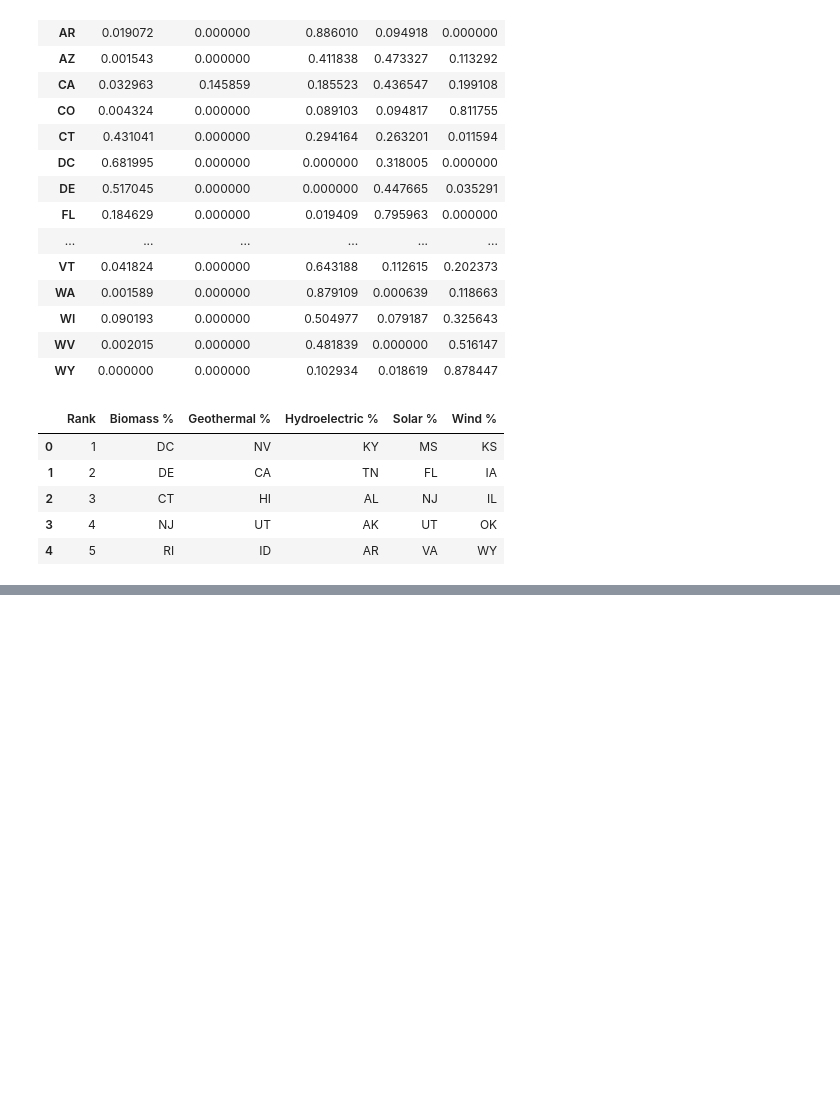
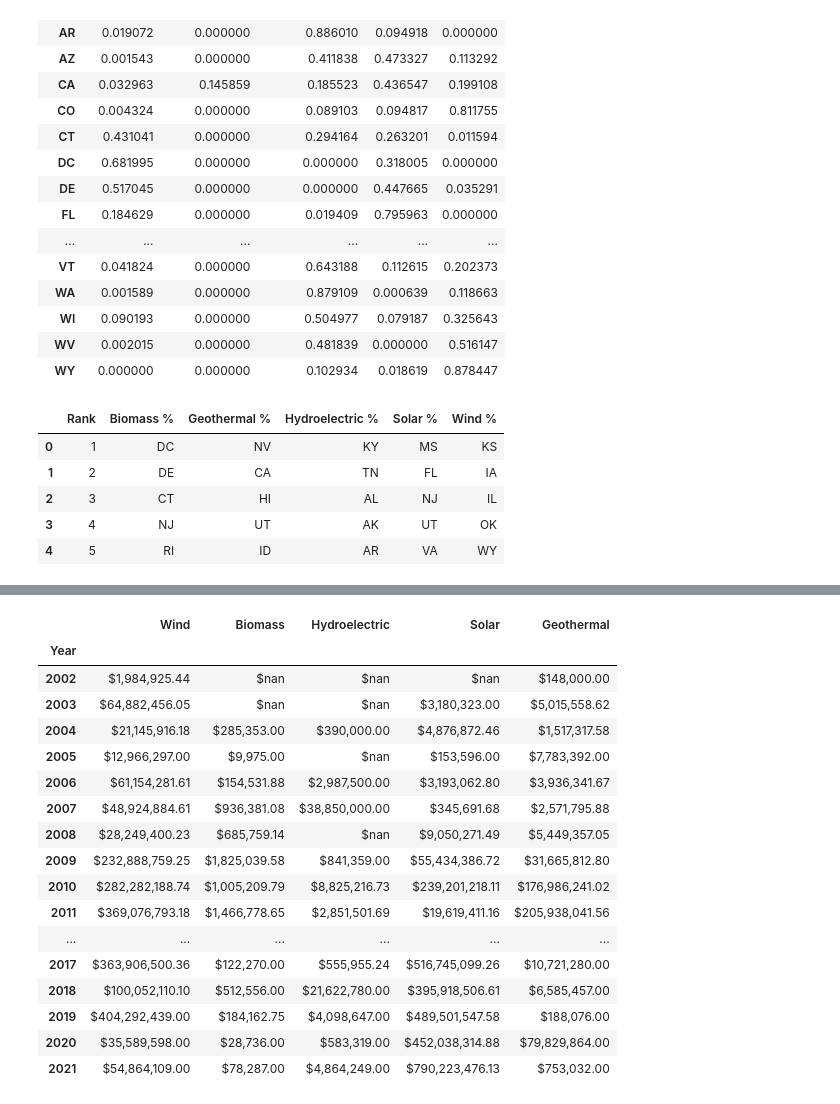
Before and after one commit to jrangel100/Project1, a Jupyter notebook: nrg_project.ipynb, the cells around one changed output, grey strips where cells are left out. Saved outputs shown, nothing was run; the diff lists cells and outputs as text; code cells hidden in the pictures; blank space fills up the shorter version.

```diff
--- a/nrg_project.ipynb
+++ b/nrg_project.ipynb
@@ -277,0 +427,42 @@ summary
+# %%
+#Total amount Invested per year into each Energy Source
+inv_df_bio = invest_df.loc[invest_df['Energy Source'] == source_list[0]].groupby(["Year"])['Total Amount of Assistance'].sum()
+inv_df_geo = invest_df.loc[invest_df['Energy Source'] == source_list[1]].groupby(["Year"])['Total Amount of Assistance'].sum()
+inv_df_hyd = invest_df.loc[invest_df['Energy Source'] == source_list[2]].groupby(["Year"])['Total Amount of Assistance'].sum()
+inv_df_sol = invest_df.loc[invest_df['Energy Source'] == source_list[3]].groupby(["Year"])['Total Amount of Assistance'].sum()
+inv_df_wnd = invest_df.loc[invest_df['Energy Source'] == source_list[4]].groupby(["Year"])['Total Amount of Assistance'].sum()
+
+energy_total = pd.DataFrame({
+                                "Wind": inv_df_bio,
+                                "Biomass": inv_df_geo,
+                                "Hydroelectric": inv_df_hyd,
+                                "Solar": inv_df_sol,
+                                "Geothermal": inv_df_wnd
+})
+#formatting
+energy_total['Wind'] = energy_total['Wind'].map("${:,.2f}".format)
+energy_total['Biomass'] = energy_total['Biomass'].map("${:,.2f}".format)
+energy_total['Hydroelectric'] = energy_total['Hydroelectric'].map("${:,.2f}".format)
+energy_total['Solar'] = energy_total['Solar'].map("${:,.2f}".format)
+energy_total['Geothermal'] = energy_total['Geothermal'].map("${:,.2f}".format)
+
+energy_total
+# %% [output]
+|  | Wind | Biomass | Hydroelectric | Solar | Geothermal |
+| Year |  |  |  |  |  |
+| 2002 | $1,984,925.44 | $nan | $nan | $nan | $148,000.00 |
+| 2003 | $64,882,456.05 | $nan | $nan | $3,180,323.00 | $5,015,558.62 |
+| 2004 | $21,145,916.18 | $285,353.00 | $390,000.00 | $4,876,872.46 | $1,517,317.58 |
+| 2005 | $12,966,297.00 | $9,975.00 | $nan | $153,596.00 | $7,783,392.00 |
+| 2006 | $61,154,281.61 | $154,531.88 | $2,987,500.00 | $3,193,062.80 | $3,936,341.67 |
+| 2007 | $48,924,884.61 | $936,381.08 | $38,850,000.00 | $345,691.68 | $2,571,795.88 |
+| 2008 | $28,249,400.23 | $685,759.14 | $nan | $9,050,271.49 | $5,449,357.05 |
+| 2009 | $232,888,759.25 | $1,825,039.58 | $841,359.00 | $55,434,386.72 | $31,665,812.80 |
+| 2010 | $282,282,188.74 | $1,005,209.79 | $8,825,216.73 | $239,201,218.11 | $176,986,241.02 |
+| 2011 | $369,076,793.18 | $1,466,778.65 | $2,851,501.69 | $19,619,411.16 | $205,938,041.56 |
+| ... | ... | ... | ... | ... | ... |
+| 2017 | $363,906,500.36 | $122,270.00 | $555,955.24 | $516,745,099.26 | $10,721,280.00 |
+| 2018 | $100,052,110.10 | $512,556.00 | $21,622,780.00 | $395,918,506.61 | $6,585,457.00 |
+| 2019 | $404,292,439.00 | $184,162.75 | $4,098,647.00 | $489,501,547.58 | $188,076.00 |
+| 2020 | $35,589,598.00 | $28,736.00 | $583,319.00 | $452,038,314.88 | $79,829,864.00 |
+| 2021 | $54,864,109.00 | $78,287.00 | $4,864,249.00 | $790,223,476.13 | $753,032.00 |
```
Also changed, not shown: parts of 12 cells of this notebook.
